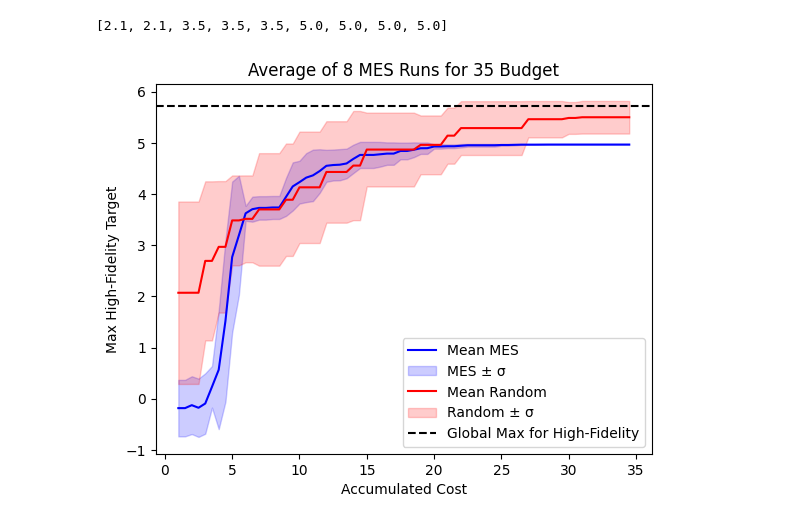
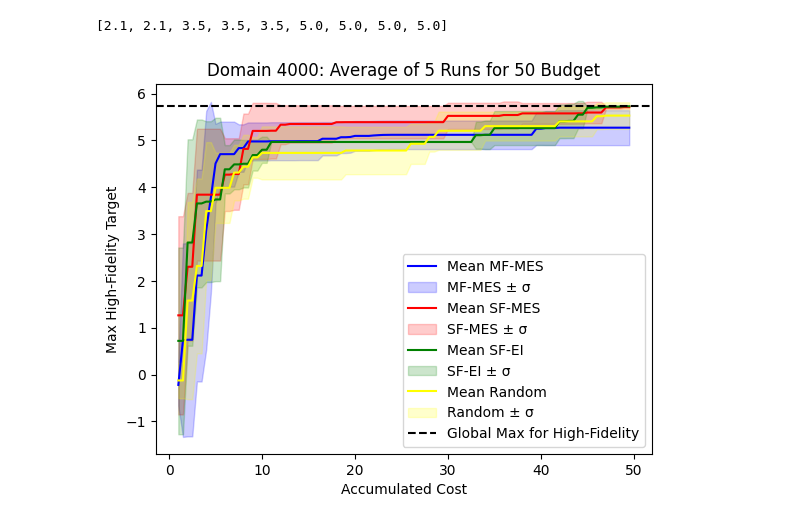
Before and after one commit to kernelCruncher/MFBO, a Jupyter notebook: notebooks/MESSyntheticFunction.ipynb, the cells around one changed output. Saved outputs shown, nothing was run; the diff lists cells and outputs as text; code cells hidden in the pictures.

```diff
--- a/notebooks/MESSyntheticFunction.ipynb
+++ b/notebooks/MESSyntheticFunction.ipynb
@@ -473,9 +535,9 @@ ValueError: Expected 1D or 2D array, got 0D array instead
 # %%
-N_ITER_BATCH = 30
-N_EXP_BATCH = 8
+# N_ITER_BATCH = 30
+N_EXP_BATCH = 5
 INIT_SAMPLE_SIZE_BATCH=5
-ALLOCATED_BUDGET_BATCH = 35
-fileName = 'SampleSpaces/20240606-114441.csv'
+ALLOCATED_BUDGET_BATCH = 50
+# fileName = 'SampleSpaces/20240609-140133.csv'
 
 train_x_full_mes_batch, train_obj_mes_batch, cumulative_cost_mes_batch, index_store_mes_batch = run_entire_cycle_batch(
     N_EXP_BATCH,
@@ -485,16 +547,38 @@ train_x_full_mes_batch, train_obj_mes_batch, cumulative_cost_mes_batch, index_st
     allocated_budget = ALLOCATED_BUDGET_BATCH,
     );
 
+train_x_full_sfmes_batch, train_obj_sfmes_batch, cumulative_cost_sfmes_batch, index_store_sfmes_batch = run_entire_cycle_batch(
+    N_EXP_BATCH,
+    fileName,
+    INIT_SAMPLE_SIZE_BATCH,
+    runMes,
+    allocated_budget = ALLOCATED_BUDGET_BATCH,
+    sf=True
+    );
+
+train_x_full_ei_batch, train_obj_ei_batch, cumulative_cost_ei_batch, index_store_ei_batch = run_entire_cycle_batch(
+    N_EXP_BATCH,
+    fileName,
+    INIT_SAMPLE_SIZE_BATCH,
+    runEI,
+    allocated_budget = ALLOCATED_BUDGET_BATCH,
+    sf=True
+    );
+
 train_x_full_random_batch, train_obj_random_batch, cumulative_cost_random_batch, index_store_random_batch = run_entire_cycle_random_batch(
     ALLOCATED_BUDGET_BATCH,
     N_EXP_BATCH,
     fileName
     );
-
-searchDictBatch = {
-    "MES": (train_x_full_mes_batch, train_obj_mes_batch, cumulative_cost_mes_batch),
-    "Random": (train_x_full_random_batch, train_obj_random_batch, cumulative_cost_random_batch)
-                   }
+# %%
+
+searchDictBatch = {
+    "MF-MES": (train_x_full_mes_batch, train_obj_mes_batch, cumulative_cost_mes_batch),
+    "SF-MES": (train_x_full_sfmes_batch, train_obj_sfmes_batch, cumulative_cost_sfmes_batch),
+    "SF-EI": (train_x_full_ei_batch, train_obj_ei_batch, cumulative_cost_ei_batch),
+    "Random": (train_x_full_random_batch, train_obj_random_batch, cumulative_cost_random_batch)
+                   }
+batch_dict_filename = save_dictionary(searchDictBatch, batch=True)
 # %%
 # This is code to debug the batch process a few cells later, showing the different runs individually, rather than averaged.
 def plot_cost_batch_individual(domain, dictionary):
@@ -549,31 +633,31 @@ print(discretise_cost_and_maximise( [2.1, 0.9, 3.5, 2.3, 5], [1,   1.5, 2,   2.5
 [2.1, 2.1, 3.5, 3.5, 3.5, 5.0, 5.0, 5.0, 5.0]
 # %%
 # Here we plot the mean maximum high-fidelity target reached so far with SD for a batch of experiments.
-def plot_cost_batch(domain, dictionary, title, allocated_budget, colour=['blue', 'red', 'green']):
+def plot_cost_batch(domain, dictionary, title, allocated_budget, colour=['blue', 'red', 'green', 'yellow']):
     max_in_space= np.max(domain[np.where(domain[:, 1] == 1.0)])
     for id, search_alg in enumerate(dictionary):
         aggregate_max_target = []
         train_x_full_batch, train_obj_batch, cumulative_cost_batch = dictionary[search_alg]
         cost_range = list(np.arange(1,allocated_budget,0.5))
 
         for batch_no in range(len(train_x_full_batch)):
             cumulative_cost_array = np.array(cumulative_cost_batch[batch_no])
             hf_indices = np.where(train_x_full_batch[batch_no][:, 1]==1.0)
             high_fidelity_obj = train_obj_batch[batch_no][np.where(train_x_full_batch[batch_no][:, 1]==1.0)].detach().numpy().squeeze(-1)
             max_target = discretise_cost_and_maximise(high_fidelity_obj, cost_range, cumulative_cost_array, hf_indices)
             aggregate_max_target.append(max_target)
 
         maximum_aggregate_mean = np.mean(aggregate_max_target, axis = 0)
         maximum_aggregate_lowerbound = maximum_aggregate_mean - np.std(aggregate_max_target, axis = 0)
         maximum_aggregate_upperbound = maximum_aggregate_mean + np.std(aggregate_max_target, axis = 0)
         plt.plot(cost_range, maximum_aggregate_mean, label=f'Mean {search_alg}', color=colour[id])
         plt.fill_between(x=cost_range, y1=maximum_aggregate_lowerbound, y2=maximum_aggregate_upperbound, color=colour[id], alpha=0.2, label=f'{search_alg} \xb1 \u03C3')
     plt.axhline(y=max_in_space, color='black', linestyle='--', label='Global Max for High-Fidelity')
     plt.xlabel('Accumulated Cost')
     plt.ylabel('Max High-Fidelity Target')
     plt.title(title)
     plt.legend(loc='lower right')
 
-plot_cost_batch(domain, searchDictBatch, f'Average of {N_EXP_BATCH} MES Runs for {ALLOCATED_BUDGET_BATCH} Budget', ALLOCATED_BUDGET_BATCH )
+plot_cost_batch(domain, searchDictBatch, f'Domain {int(len(domain)/2)}: Average of {N_EXP_BATCH} Runs for {ALLOCATED_BUDGET_BATCH} Budget', ALLOCATED_BUDGET_BATCH )
 # %% [output]
-[figure, old version]
+[figure, new version]
```
Also changed, not shown: parts of 26 cells of this notebook.
